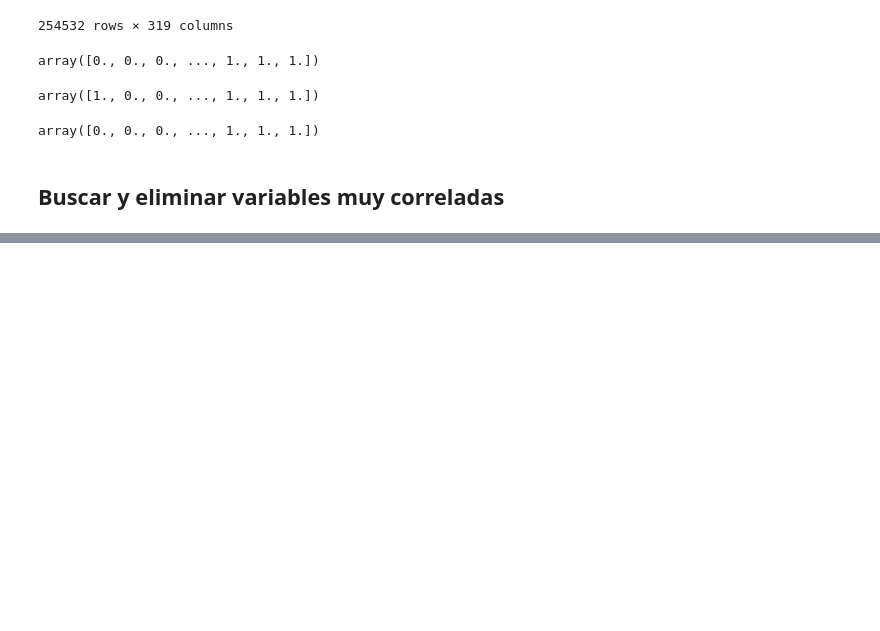
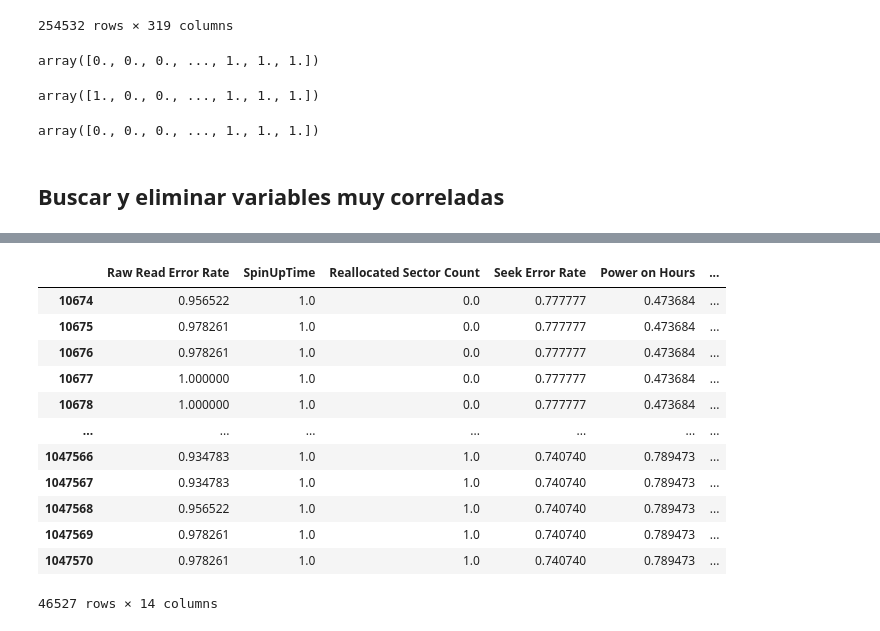
Before and after one commit to mayumar/XAI_metrics, a Jupyter notebook: prueba/prueba_phmd.ipynb, the cells around one changed output, grey strips where cells are left out. Cells and saved outputs as stored; diff of their text form; code cells hidden in the pictures; blank space fills up the shorter version.

```diff
--- a/prueba/prueba_phmd.ipynb
+++ b/prueba/prueba_phmd.ipynb
@@ -791,0 +1448,16 @@ show_correlation_matrix(df_correlacion)
+# %%
+X_test_phmd
+# %% [output]
+|  | Raw Read Error Rate | SpinUpTime | Reallocated Sector Count | Seek Error Rate | Power on Hours | ... |
+| 10674 | 0.956522 | 1.0 | 0.0 | 0.777777 | 0.473684 | ... |
+| 10675 | 0.978261 | 1.0 | 0.0 | 0.777777 | 0.473684 | ... |
+| 10676 | 0.978261 | 1.0 | 0.0 | 0.777777 | 0.473684 | ... |
+| 10677 | 1.000000 | 1.0 | 0.0 | 0.777777 | 0.473684 | ... |
+| 10678 | 1.000000 | 1.0 | 0.0 | 0.777777 | 0.473684 | ... |
+| ... | ... | ... | ... | ... | ... | ... |
+| 1047566 | 0.934783 | 1.0 | 1.0 | 0.740740 | 0.789473 | ... |
+| 1047567 | 0.934783 | 1.0 | 1.0 | 0.740740 | 0.789473 | ... |
+| 1047568 | 0.956522 | 1.0 | 1.0 | 0.740740 | 0.789473 | ... |
+| 1047569 | 0.978261 | 1.0 | 1.0 | 0.740740 | 0.789473 | ... |
+| 1047570 | 0.978261 | 1.0 | 1.0 | 0.740740 | 0.789473 | ... |
+46527 rows × 14 columns
```
Also changed, not shown: parts of 63 cells of this notebook, 23 other files.
